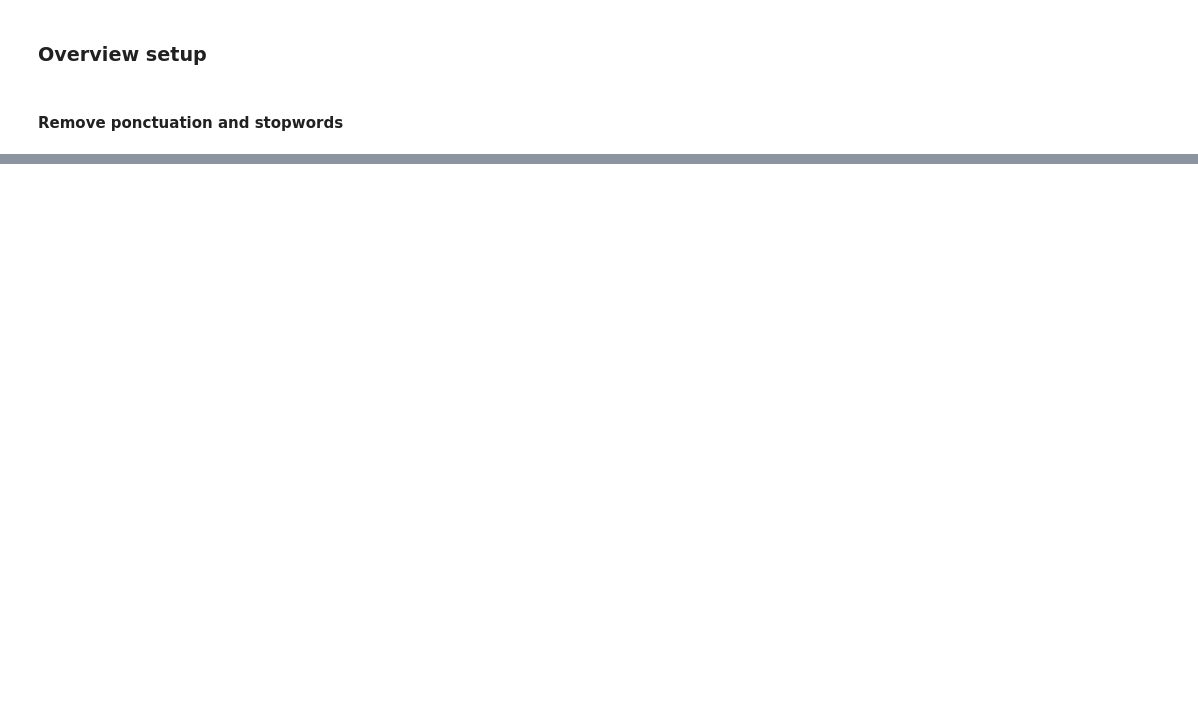
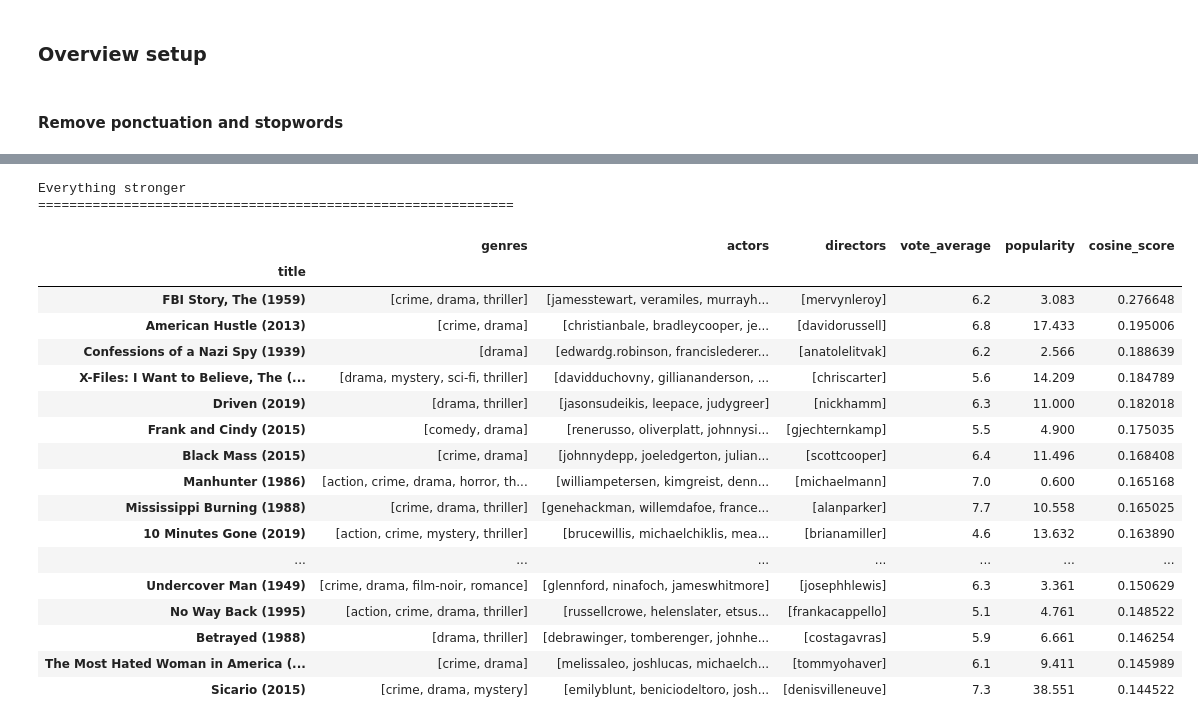
Before and after one commit to joaquim-oliveira-neto/rogue, a Jupyter notebook: notebooks/bmadureira-similarity-model.ipynb, the cells around one changed output, grey strips where cells are left out. Cells and saved outputs as stored; diff of their text form; code cells hidden in the pictures; blank space fills up the shorter version.

```diff
--- a/notebooks/bmadureira-similarity-model.ipynb
+++ b/notebooks/bmadureira-similarity-model.ipynb
@@ -170,0 +187,3 @@ indices = pd.Series(df2.index, index=df2['title'])
+# %%
+sim_scores = list(enumerate(cosine_sim1[0]))
+sim_scores
@@ -171,20 +208,29 @@ indices = pd.Series(df2.index, index=df2['title'])
 # %%
 # Function that takes in movie title as input and outputs most similar movies
 def get_recommendations(title, cosine_sim):
-    # Get the index of the movie that matches the title
+
+    # idx Get the index of the movie that matches the title
     idx = indices[title]
 
-    # Get the pairwsie similarity scores of all movies with that movie
+    # Sim_scores creates a list of all movies and the cosine similarity related to the movie selected in 'title'
     sim_scores = list(enumerate(cosine_sim[idx]))
 
     # Sort the movies based on the similarity scores
+    # Note: Key is the field that the sort fuction will use to do the sort (position 1 of the tuple)
     sim_scores = sorted(sim_scores, key=lambda x: x[1], reverse=True)
 
-    # Get the scores of the 10 most similar movies
-    sim_scores = sim_scores[1:11]
+    # Get the scores of the X most similar movies (position 0 will be the selected movie)
+    sim_scores = sim_scores[1:30]
 
     # Get the movie indices
     movie_indices = [i[0] for i in sim_scores]
 
+    # Get the movie cosine scores:
+    cosine_scores = [i[1] for i in sim_scores]
+
     # Return the top 10 most similar movies
-    return df2['title'].iloc[movie_indices]
+    #return df2['title'].iloc[movie_indices]
+    a=pd.DataFrame(df2[['genres','title','actors','directors','vote_average','popularity']].iloc[movie_indices]).reset_index(drop=True)
+    b=pd.DataFrame(cosine_scores, columns=['cosine_score'])
+
+    return pd.concat([a,b], axis = 1).set_index('title')
@@ -205 +275,26 @@ Name: title, dtype: object
+# %%
+print('Everything stronger')
+print('=============================================================')
+get_recommendations('Catch Me If You Can (2002)', cosine_sim1)
+# %% [output]
+Everything stronger
+=============================================================
+|  | genres | actors | directors | vote_average | popularity | cosine_score |
+| title |  |  |  |  |  |  |
+| FBI Story, The (1959) | [crime, drama, thriller] | [jamesstewart, veramiles, murrayh... | [mervynleroy] | 6.2 | 3.083 | 0.276648 |
+| American Hustle (2013) | [crime, drama] | [christianbale, bradleycooper, je... | [davidorussell] | 6.8 | 17.433 | 0.195006 |
+| Confessions of a Nazi Spy (1939) | [drama] | [edwardg.robinson, francislederer... | [anatolelitvak] | 6.2 | 2.566 | 0.188639 |
+| X-Files: I Want to Believe, The (... | [drama, mystery, sci-fi, thriller] | [davidduchovny, gilliananderson, ... | [chriscarter] | 5.6 | 14.209 | 0.184789 |
+| Driven (2019) | [drama, thriller] | [jasonsudeikis, leepace, judygreer] | [nickhamm] | 6.3 | 11.000 | 0.182018 |
+| Frank and Cindy (2015) | [comedy, drama] | [renerusso, oliverplatt, johnnysi... | [gjechternkamp] | 5.5 | 4.900 | 0.175035 |
+| Black Mass (2015) | [crime, drama] | [johnnydepp, joeledgerton, julian... | [scottcooper] | 6.4 | 11.496 | 0.168408 |
+| Manhunter (1986) | [action, crime, drama, horror, th... | [williampetersen, kimgreist, denn... | [michaelmann] | 7.0 | 0.600 | 0.165168 |
+| Mississippi Burning (1988) | [crime, drama, thriller] | [genehackman, willemdafoe, france... | [alanparker] | 7.7 | 10.558 | 0.165025 |
+| 10 Minutes Gone (2019) | [action, crime, mystery, thriller] | [brucewillis, michaelchiklis, mea... | [brianamiller] | 4.6 | 13.632 | 0.163890 |
+| ... | ... | ... | ... | ... | ... | ... |
+| Undercover Man (1949) | [crime, drama, film-noir, romance] | [glennford, ninafoch, jameswhitmore] | [josephhlewis] | 6.3 | 3.361 | 0.150629 |
+| No Way Back (1995) | [action, crime, drama, thriller] | [russellcrowe, helenslater, etsus... | [frankacappello] | 5.1 | 4.761 | 0.148522 |
+| Betrayed (1988) | [drama, thriller] | [debrawinger, tomberenger, johnhe... | [costagavras] | 5.9 | 6.661 | 0.146254 |
+| The Most Hated Woman in America (... | [crime, drama] | [melissaleo, joshlucas, michaelch... | [tommyohaver] | 6.1 | 9.411 | 0.145989 |
+| Sicario (2015) | [crime, drama, mystery] | [emilyblunt, beniciodeltoro, josh... | [denisvilleneuve] | 7.3 | 38.551 | 0.144522 |
 # %%
```
Also changed, not shown: parts of 26 cells of this notebook, 1 other file.
